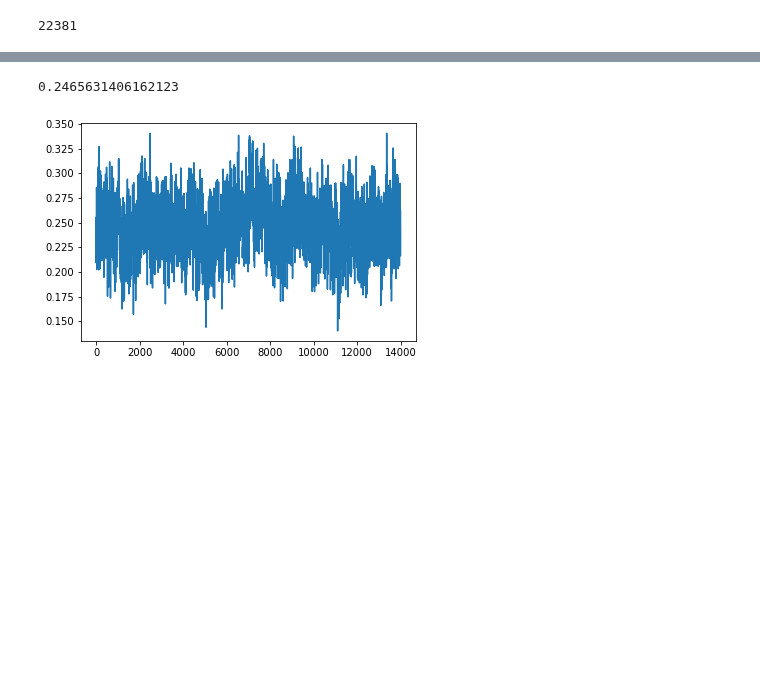
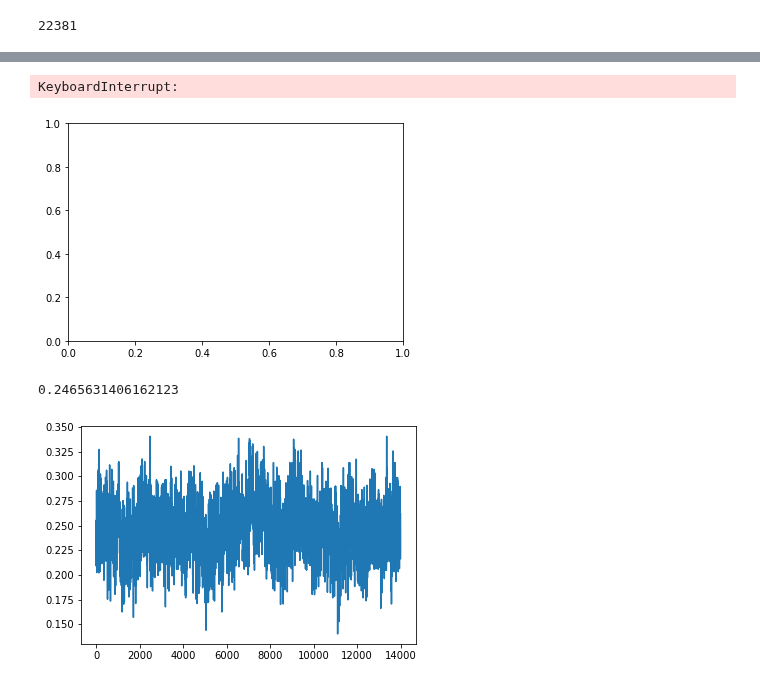
Before and after one commit to MazinLab/MKIDReadoutAnalysis, a Jupyter notebook: R_test.ipynb, the cells around one changed output, grey strips where cells are left out. Saved outputs shown, nothing was run; the diff lists cells and outputs as text; code cells hidden in the pictures; blank space fills up the shorter version.

```diff
--- a/R_test.ipynb
+++ b/R_test.ipynb
@@ -41,3 +50,8 @@ print((red_readout.trig>0).sum())
+# %%
+plt.plot(np.angle(red_data_iq[0:100]))
+# %% [output]
+KeyboardInterrupt:
+[figure, added]
 # %%
 plt.plot(red_phase_data[0:14000])
 red_phase_dark_mean = red_phase_data[0:14000].mean()
```
Also changed, not shown: parts of 2 cells of this notebook, 3 other files.
